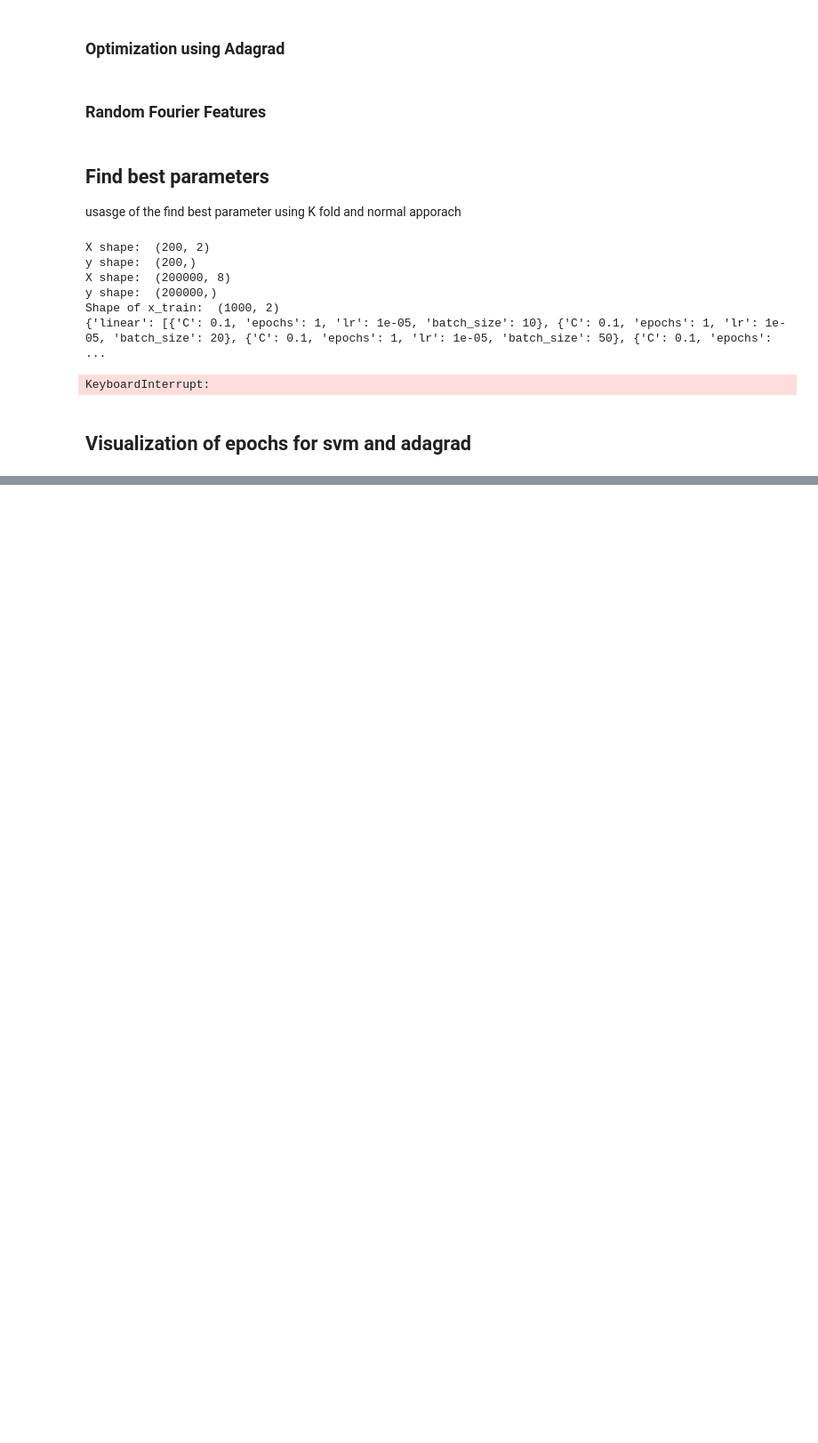
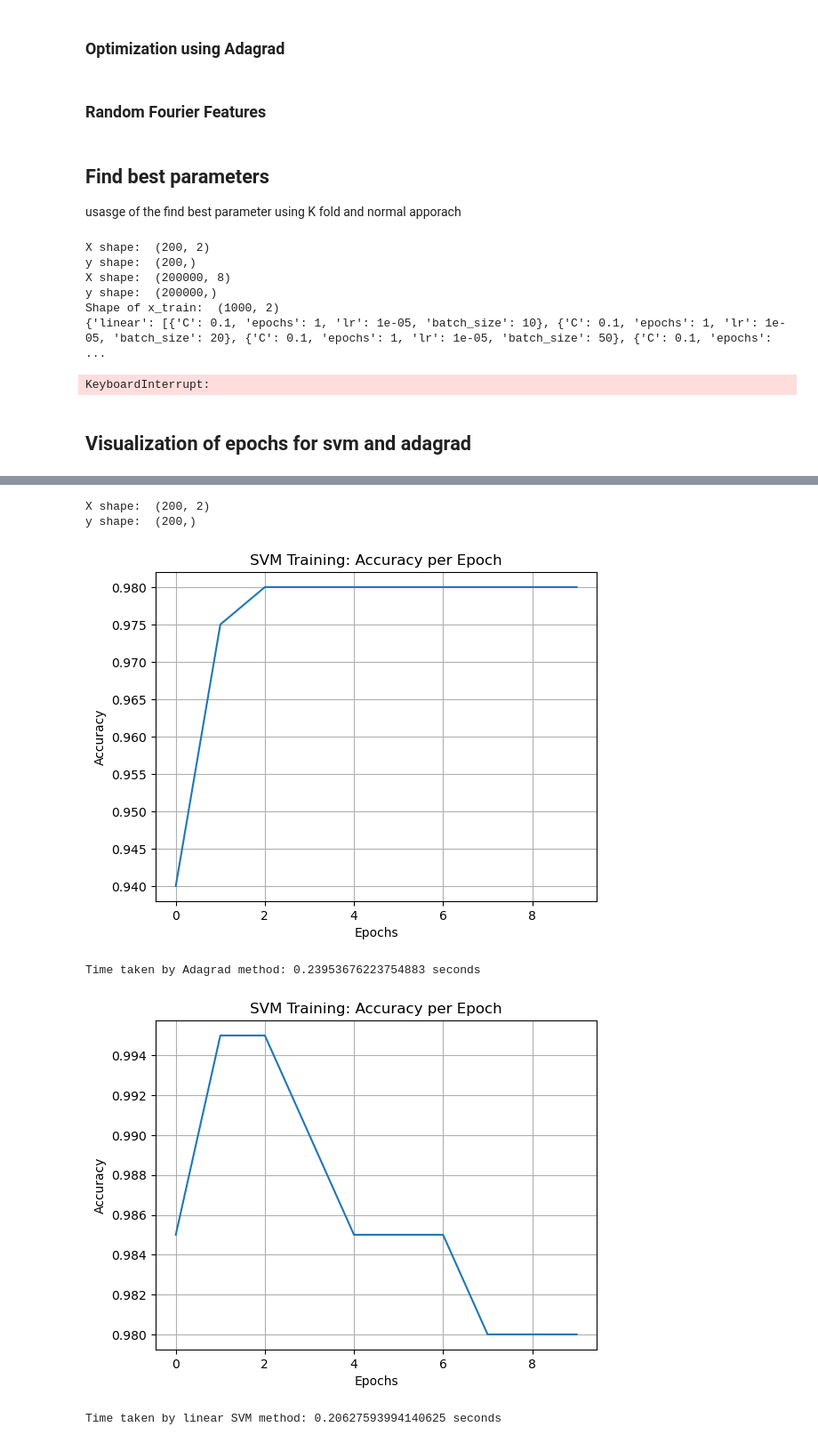
Before and after one commit to nks84/mma_pa1, a Jupyter notebook: pa2/submission_2_point_0.ipynb, the cells around one changed output, grey strips where cells are left out. Shown at 89% size. Cells and saved outputs as stored; diff of their text form; code cells hidden in the pictures; blank space fills up the shorter version.

Commit message:
some clean up and added time stopping example

```diff
--- a/pa2/submission_2_point_0.ipynb
+++ b/pa2/submission_2_point_0.ipynb
@@ -739,0 +681,24 @@ Shape of x_train:  (3000, 2)
+# %%
+import time
+# code to get the time of svms
+# hier muss man noch anpassen welche methoden man nimmt un die parameter
+X, y = load_dataset("toydata_tiny.csv")
+
+# Timing and training with Adagrad
+start_time = time.time()
+train_svm_adagra_with_plot(X, y)
+end_time = time.time()
+print(f"Time taken by Adagrad method: {end_time - start_time} seconds")
+
+# Timing and training with linear SVM
+start_time = time.time()
+train_svm_linear_print_epochs(X, y)
+end_time = time.time()
+print(f"Time taken by linear SVM method: {end_time - start_time} seconds")
+# %% [output]
+X shape:  (200, 2)
+y shape:  (200,)
+[figure, added]
+Time taken by Adagrad method: 0.23953676223754883 seconds
+[figure, added]
+Time taken by linear SVM method: 0.20627593994140625 seconds
```
Also changed, not shown: parts of 6 cells of this notebook.
